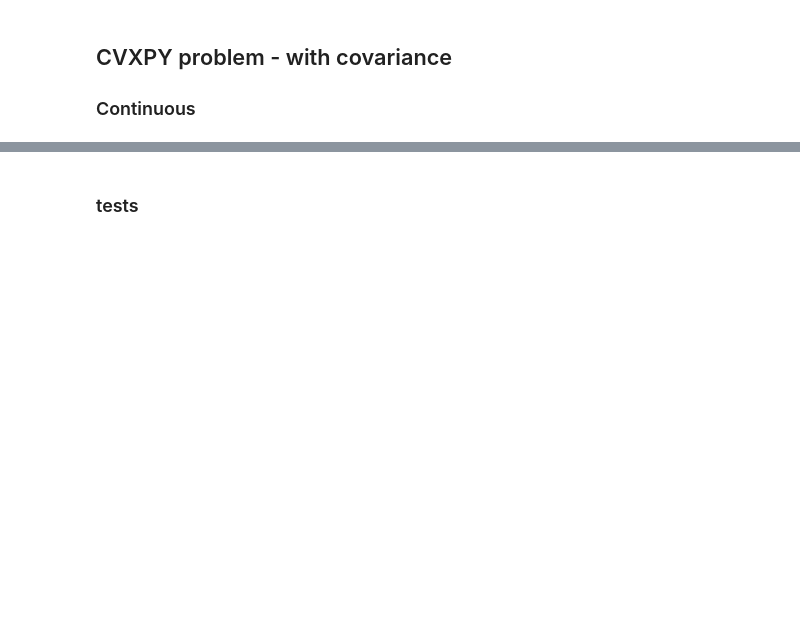
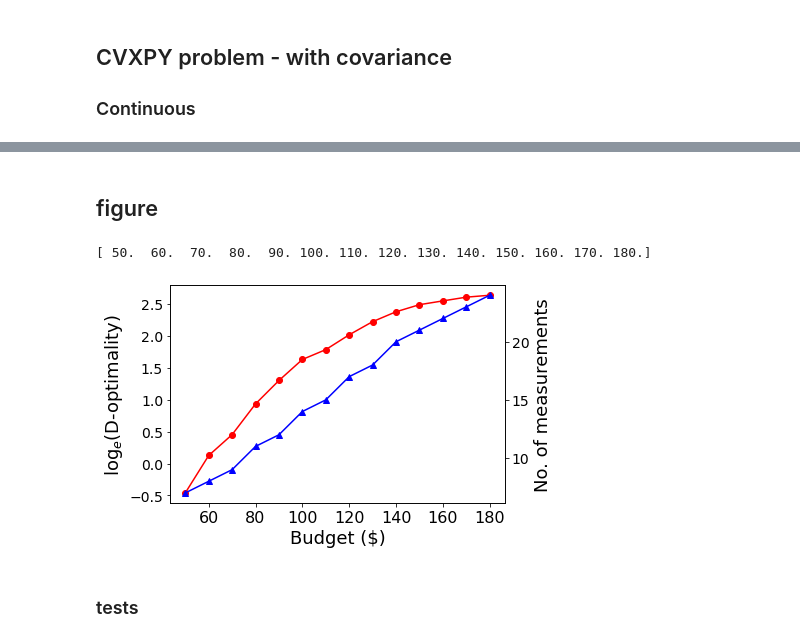
Before and after one commit to CCSI-Toolset/measurement-optimization, a Jupyter notebook: measurement_kinetics.ipynb, the cells around one changed output, grey strips where cells are left out. Cells and saved outputs as stored; diff of their text form; code cells hidden in the pictures; blank space fills up the shorter version.

```diff
--- a/measurement_kinetics.ipynb
+++ b/measurement_kinetics.ipynb
@@ -614,0 +905,2 @@ print(ybc.value)
+# %% [markdown]
+## figure
@@ -615,3 +910,37 @@ print(ybc.value)
+# %%
+budget = np.linspace(50, 180, 14)
+print(budget)
+
+no_m = [7,8,9,11,12,14,15,17,18,20,21,22,23,24]
+
+ln_det = [-0.46, 0.1255, 0.452, 0.9326, 1.2987,
+         1.6275, 1.7816, 2.0136, 2.2191, 2.3738,
+         2.4847, 2.5439, 2.6023, 2.6324]
+# %% [output]
+[ 50.  60.  70.  80.  90. 100. 110. 120. 130. 140. 150. 160. 170. 180.]
+# %%
+fig, ax = plt.subplots()
+
+line1, =ax.plot(budget, ln_det, marker='o', color="red", label='D-optimality')
+ax.set_xlabel('Budget ($)', fontsize=18)
+ax.set_ylabel('log$_e$(D-optimality)', fontsize=18)
+plt.xticks(fontsize=16)
+ax.tick_params(axis='y', labelsize=14)
+
+ax2 = ax.twinx()
+line2, =ax2.plot(budget, no_m, marker='^', color="blue", label='No. of measurements')
+ax2.set_ylabel('No. of measurements', fontsize=18)
+ax2.tick_params(axis='y', labelsize=14)
+
+#ax.legend(handles=[line1, line2])
+plt.show()
+
+fig.savefig('twinx.jpg',
+            format='jpeg',
+            dpi=200,
+            bbox_inches='tight')
+# %% [output]
+[figure, added]
 # %% [markdown]
 ### tests
 # %%
```
Also changed, not shown: parts of 21 cells of this notebook.
